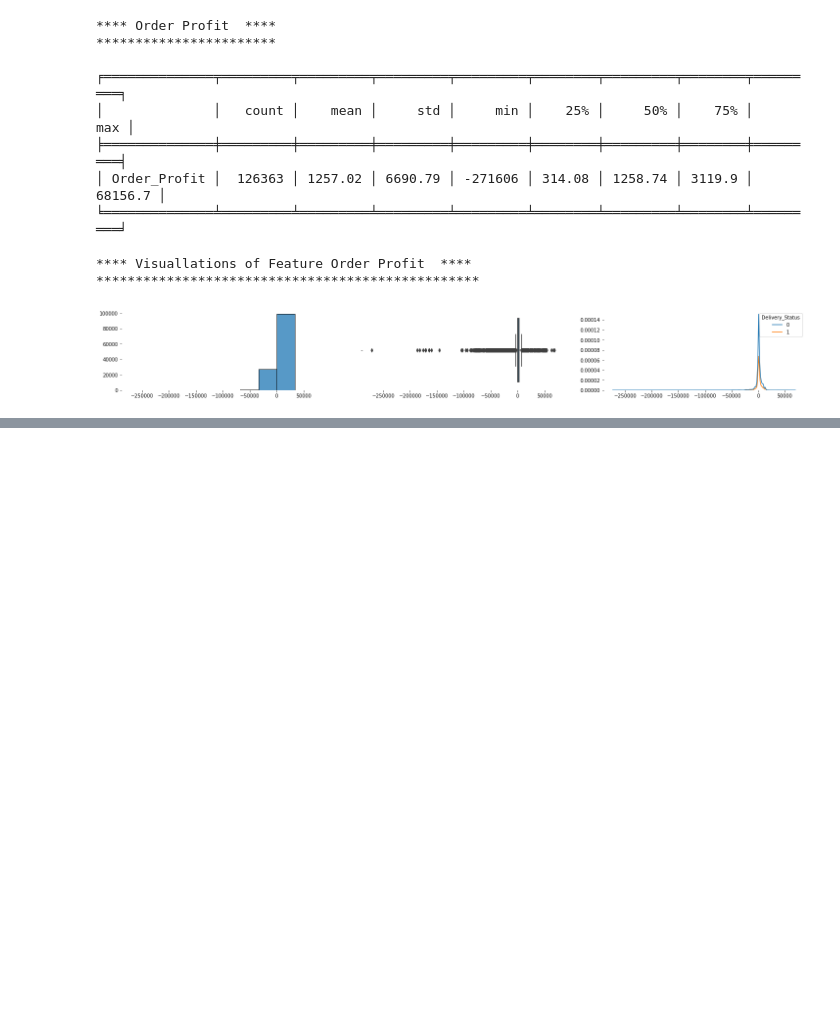
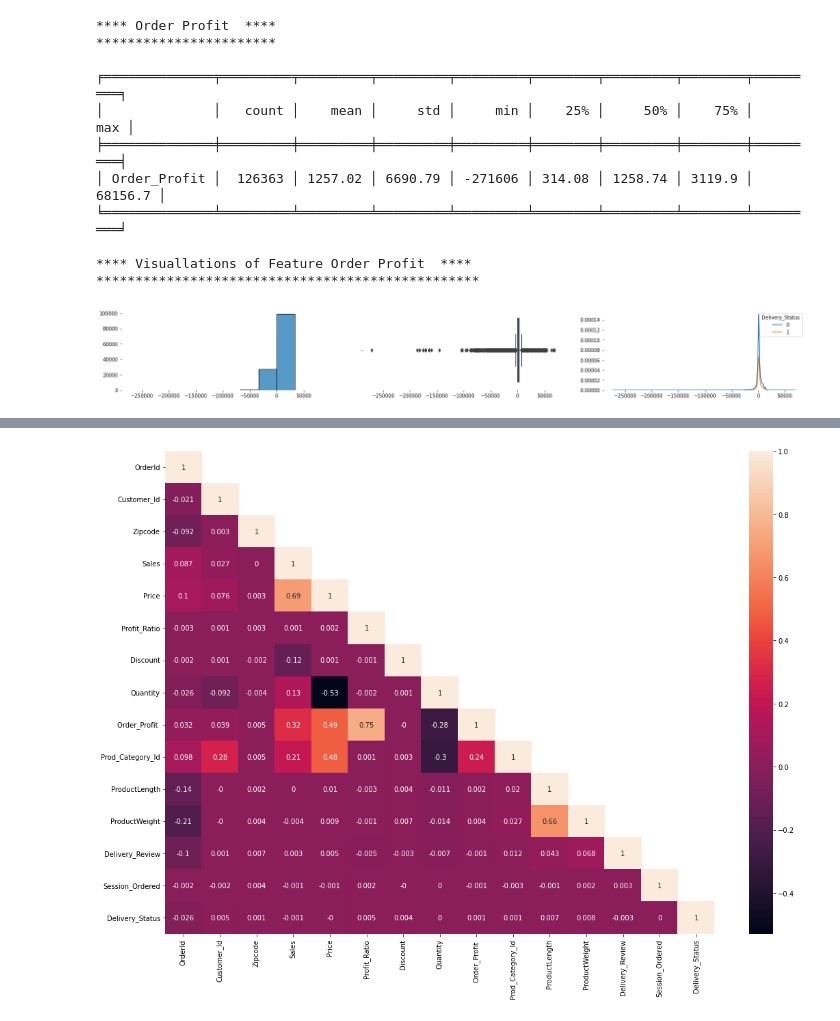
Before and after one commit to psiva2019/Hackathon, a Jupyter notebook: Algoritmo/Algoritmo.ipynb, the cells around one changed output, grey strips where cells are left out. Saved outputs shown, nothing was run; the diff lists cells and outputs as text; code cells hidden in the pictures; blank space fills up the shorter version.

```diff
--- a/Algoritmo/Algoritmo.ipynb
+++ b/Algoritmo/Algoritmo.ipynb
@@ -615,0 +647,6 @@ display_unq(df,'ProductWeight','Delivery_Status',10,'num','Product Weight',textl
+# %%
+#Heat map - Relationalship analysis
+plt.figure(figsize=(18,13))
+sns.heatmap(round(df.corr(),3),annot=True,mask=np.triu(df.corr(),+1));
+# %% [output]
+[figure, added]
```
Also changed, not shown: parts of 8 cells of this notebook.
